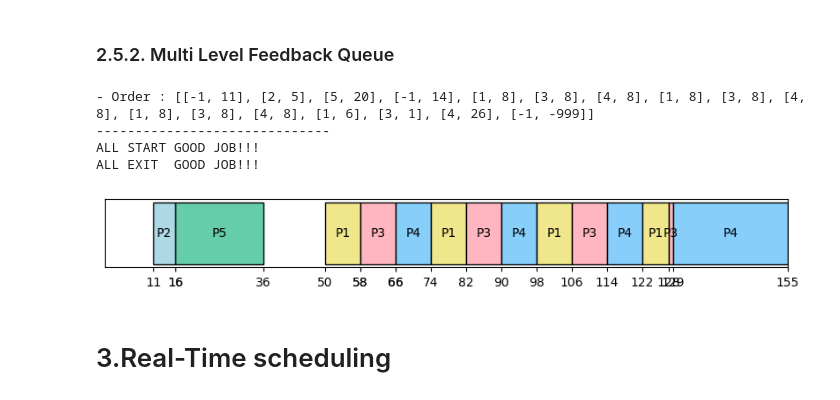
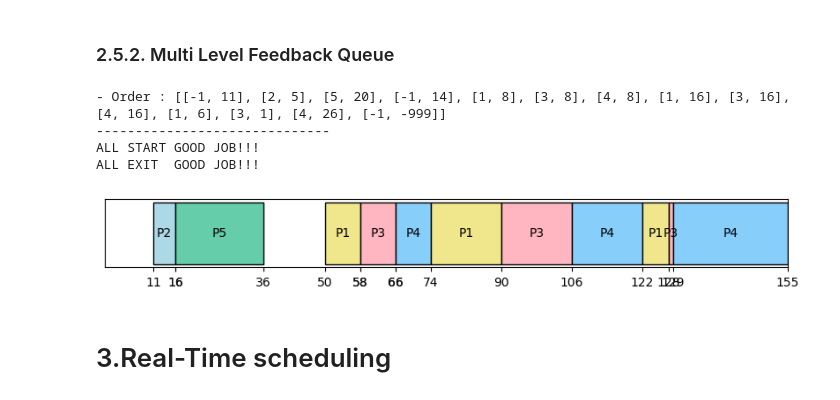
Before and after one commit to jiho264/2023os, a Jupyter notebook: homework01/homework01 copy.ipynb, the cells around one changed output. Cells and saved outputs as stored; diff of their text form; code cells hidden in the pictures.

```diff
--- a/homework01/homework01 copy.ipynb
+++ b/homework01/homework01 copy.ipynb
@@ -996,47 +983,51 @@ def Multi_level_feedback_queue(_list):
         else:
             ###########################
             ### 비진 않았는데, 1단계에 없는 경우
-
-            # _compare_tmp_level_1 = _levels[0]
+            # 2 > 1
             if(_levels[0]==[] and _levels[1] != []):
+                _how_many_add_this_jop = _LEVEL_2_QUANTUM_TIME_
                 _levels[0].append(_levels[1].pop(0))
+            # 3 > 2 // 선입선출 : 자기 남은 실행시간 다 제공해줌
             elif (_levels[0] == [] and _levels[1] == []):
+                _how_many_add_this_jop = _levels[2][0]['Burst_time']
                 _levels[1].append(_levels[2].pop(0))
+                # 마찬가지로 2 > 1은 두 배 시간 줌
                 if (_levels[0] == [] and _levels[1] != []):
+                    _how_many_add_this_jop = _LEVEL_2_QUANTUM_TIME_
                     _levels[0].append(_levels[1].pop(0))
 
             ######## 1단계에 존재하는 경우
             # 만약 시간 내에 해결하지 못한다면
             if (_levels[0][0]['Burst_time'] > 0):
                 # 할당 시간 오더에 추가하고
                 _order.append([_levels[0][0]['Num'], 1])
                 # 일단 시간 줄이고 다음 큐에 대입
                 _levels[0][0]['Burst_time'] -= 1
                 _how_many_add_this_jop -= 1
-
+            # 빈 프로세서 발견하면 다 치워버리고 카운터 초기화
             if (_levels[0][0]['Burst_time'] == 0):
                 _levels[0].pop(0)
                 _how_many_add_this_jop = _LEVEL_1_QUANTUM_TIME_
                 for i in range(3):
                     _levels[i] = clear(_levels[i])
             # 어찌 되었건 위의 if,else 다녀오면 중복생성됨. 원본 삭제
             elif (_how_many_add_this_jop == 0):
                 _how_many_add_this_jop = _LEVEL_1_QUANTUM_TIME_
                 if (_levels[0][0]['Burst_time'] != 0):
                     _levels[1].append(_levels[0].pop(0))
             # print(_now_time, _how_many_add_this_jop, _levels)
 
     _order = order_zip(_order)
     draw(_order, True)
 
 _list = copy.deepcopy(_DATA_)
 Multi_level_feedback_queue(_list)
 # %% [output]
-- Order : [[-1, 11], [2, 5], [5, 20], [-1, 14], [1, 8], [3, 8], [4, 8], [1, 8], [3, 8], [4, 8], [1, 8], [3, 8], [4, 8], [1, 6], [3, 1], [4, 26], [-1, -999]]
+- Order : [[-1, 11], [2, 5], [5, 20], [-1, 14], [1, 8], [3, 8], [4, 8], [1, 16], [3, 16], [4, 16], [1, 6], [3, 1], [4, 26], [-1, -999]]
 ------------------------------
 ALL START GOOD JOB!!!
 ALL EXIT  GOOD JOB!!!
-[figure, old version]
+[figure, new version]
 # %% [markdown]
 # 3.Real-Time scheduling
 # %% [markdown]
```
Also changed, not shown: parts of 1 cell of this notebook.
